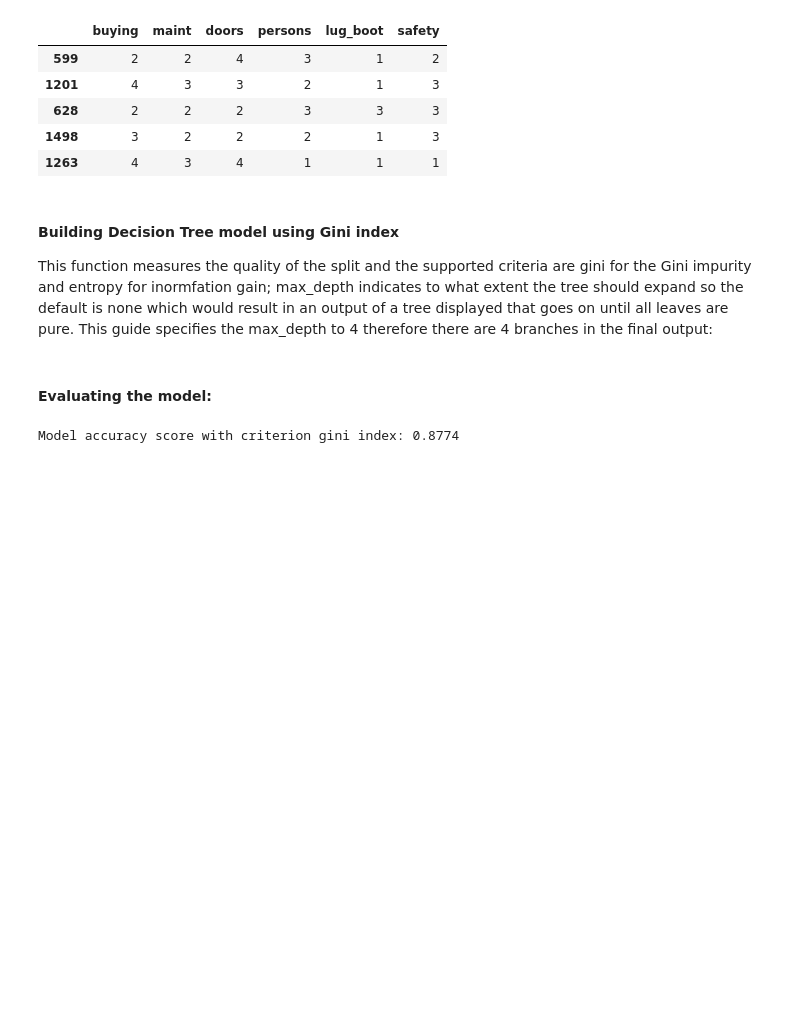
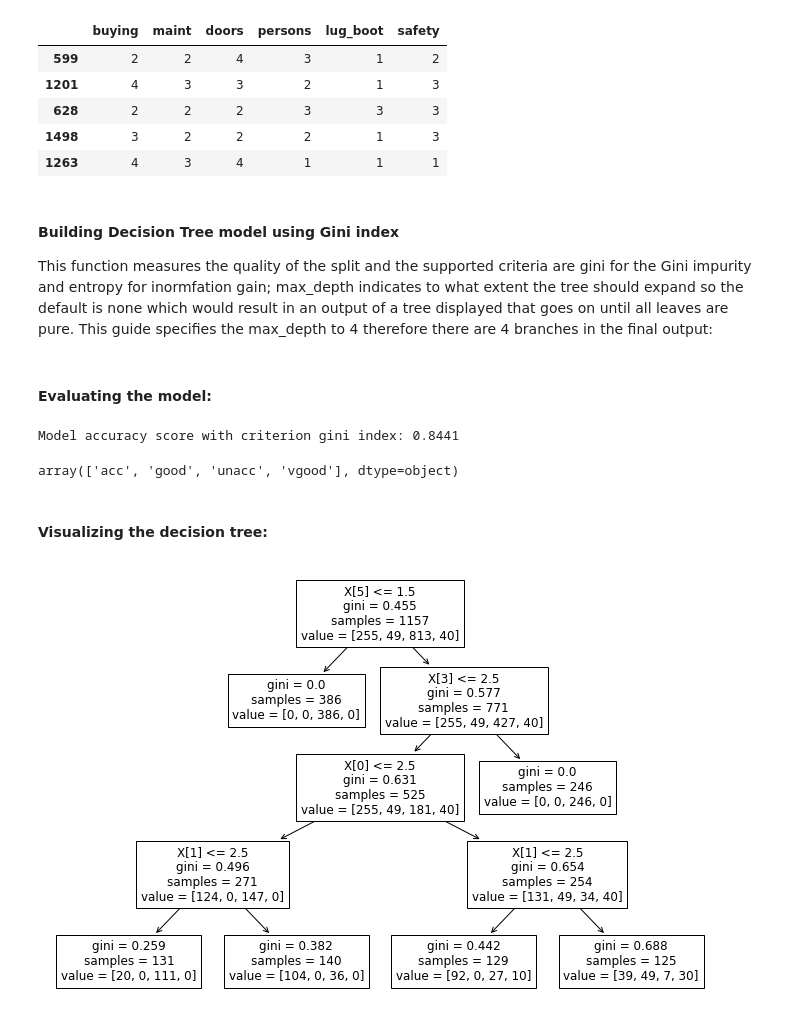
Before and after one commit to adobiss/machine-learning, a Jupyter notebook: decision_tree.ipynb, the cells around one changed output. Cells and saved outputs as stored; diff of their text form; code cells hidden in the pictures; blank space fills up the shorter version.

```diff
--- a/decision_tree.ipynb
+++ b/decision_tree.ipynb
@@ -79,7 +81,7 @@ X_test.head()
 This function measures the quality of the split and the supported criteria are gini for the Gini impurity and entropy for inormfation gain; max_depth indicates to what extent the tree should expand so the default is none which would result in an output of a tree displayed that goes on until all leaves are pure. This guide specifies the max_depth to 4 therefore there are 4 branches in the final output:
 # %%
 # Create Decision Tree classifier object; clf refers to classifier
-clf_gini = DecisionTreeClassifier(criterion='gini', max_depth=5, random_state=0)
+clf_gini = DecisionTreeClassifier(criterion='gini', max_depth=4, random_state=0)
 
 # Train Decision Tree Classifier
 clf_gini.fit(X_train, y_train) # The fit method takes the training data as arguments and it estimates a best fit
@@ -93,4 +95,17 @@ y_pred_gini = clf_gini.predict(X_test)
 # determining model accuracy i.e. how often is the classifier correct?
 print('Model accuracy score with criterion gini index: {0:0.4f}'.format(accuracy_score(y_test, y_pred_gini)))
 # %% [output]
-Model accuracy score with criterion gini index: 0.8774
+Model accuracy score with criterion gini index: 0.8441
+# %%
+class_names=clf_gini.classes_
+class_names
+# %% [output]
+array(['acc', 'good', 'unacc', 'vgood'], dtype=object)
+# %% [markdown]
+#### Visualizing the decision tree:
+# %%
+plt.figure(figsize=(12, 8))
+tree.plot_tree(clf_gini.fit(X_train, y_train))
+plt.show()
+# %% [output]
+[figure, added]
```
Also changed, not shown: parts of 3 cells of this notebook.
